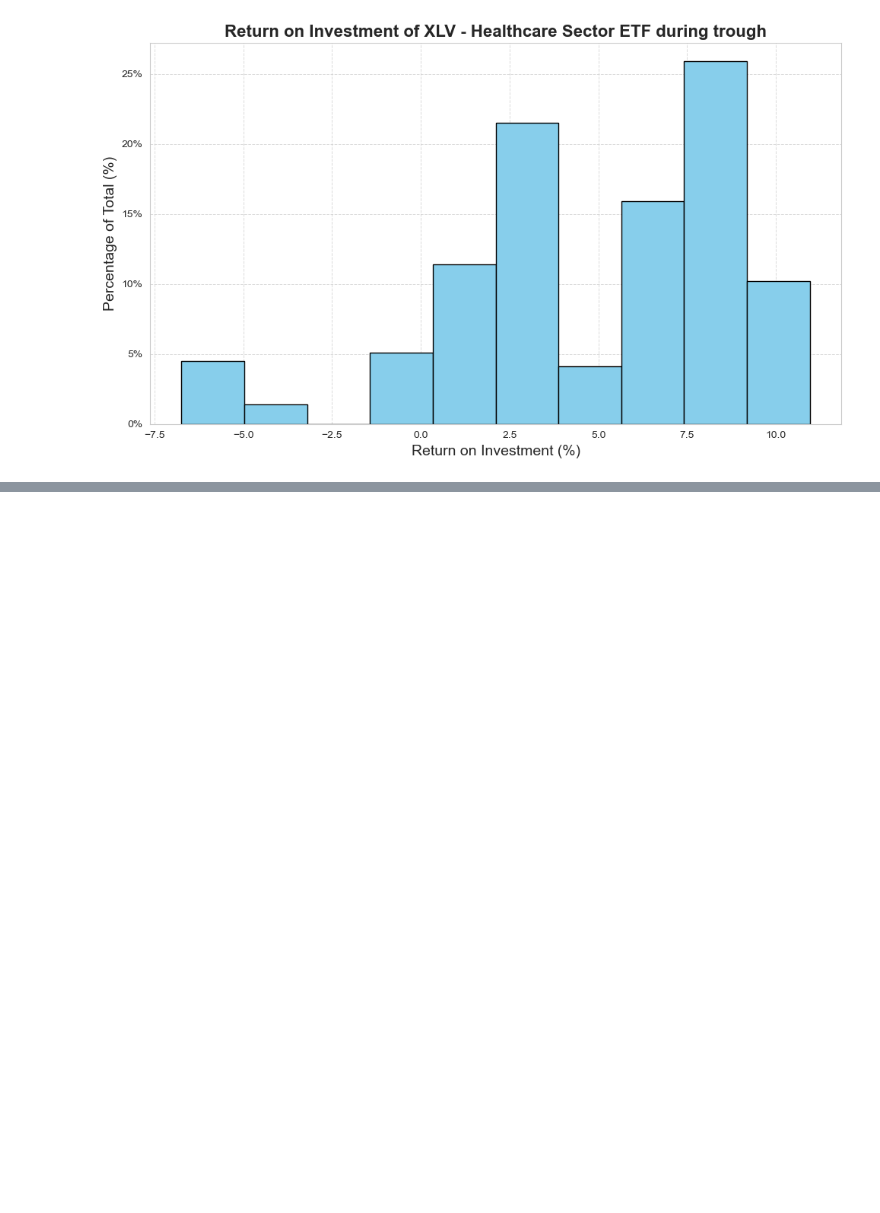
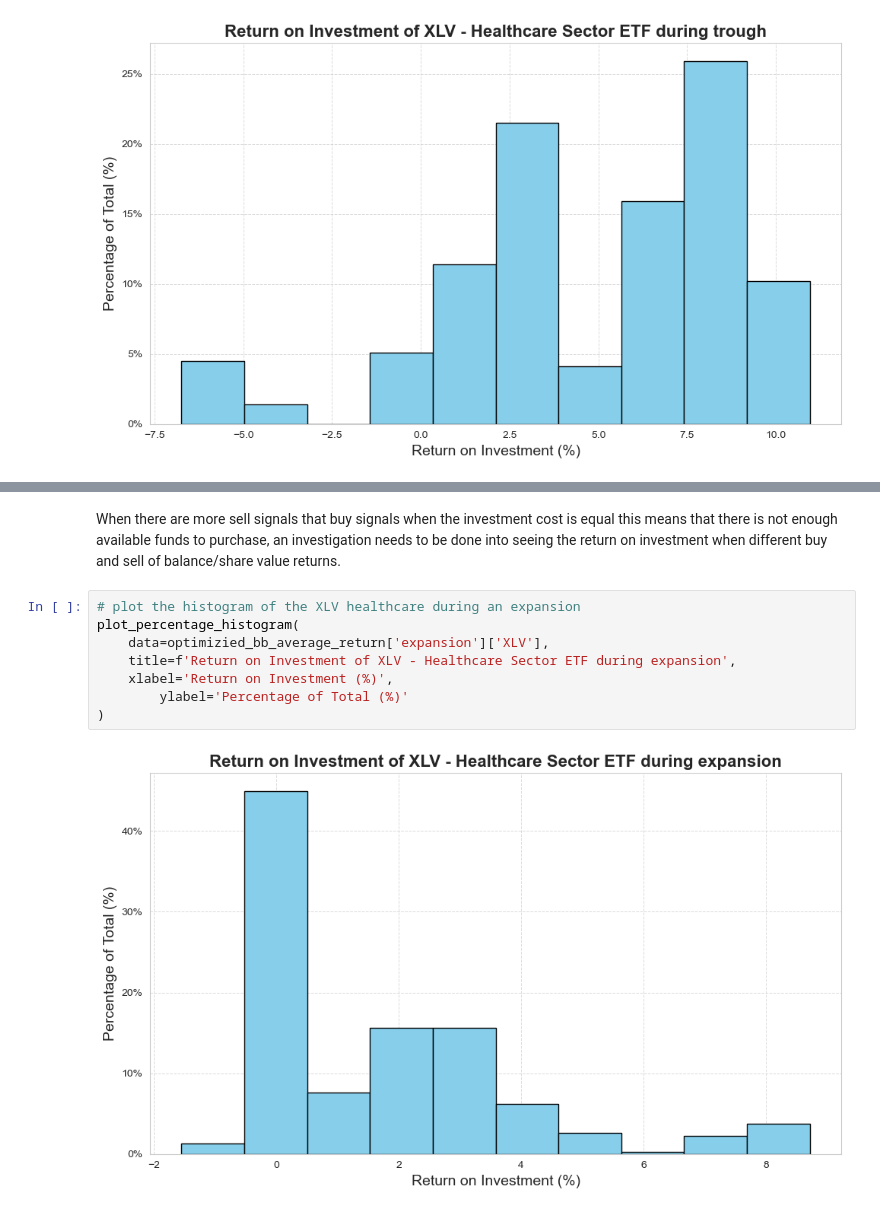
Before and after one commit to bennicholson2/Enhancing-Technical-Analysis-with-Data-Science, a Jupyter notebook: Technical Analysis/bollinger_bands.ipynb, the cells around one changed output, grey strips where cells are left out. Drawn from its saved outputs; the diff is of its cells as text; blank space fills up the shorter version.

```diff
--- a/Technical Analysis/bollinger_bands.ipynb
+++ b/Technical Analysis/bollinger_bands.ipynb
@@ -969,0 +803,12 @@ Overall the bollinger bands perform better during times of troughs and contracti
+# %% [markdown]
+When there are more sell signals that buy signals when the investment cost is equal this means that there is not enough available funds to purchase, an investigation needs to be done into seeing the return on investment when different buy and sell of balance/share value returns.
+# %%
+# plot the histogram of the XLV healthcare during an expansion
+plot_percentage_histogram(
+    data=optimizied_bb_average_return['expansion']['XLV'],
+    title=f'Return on Investment of XLV - Healthcare Sector ETF during expansion',
+    xlabel='Return on Investment (%)',
+        ylabel='Percentage of Total (%)'
+)
+# %% [output]
+[figure, added]
```
Also changed, not shown: parts of 51 cells of this notebook.
